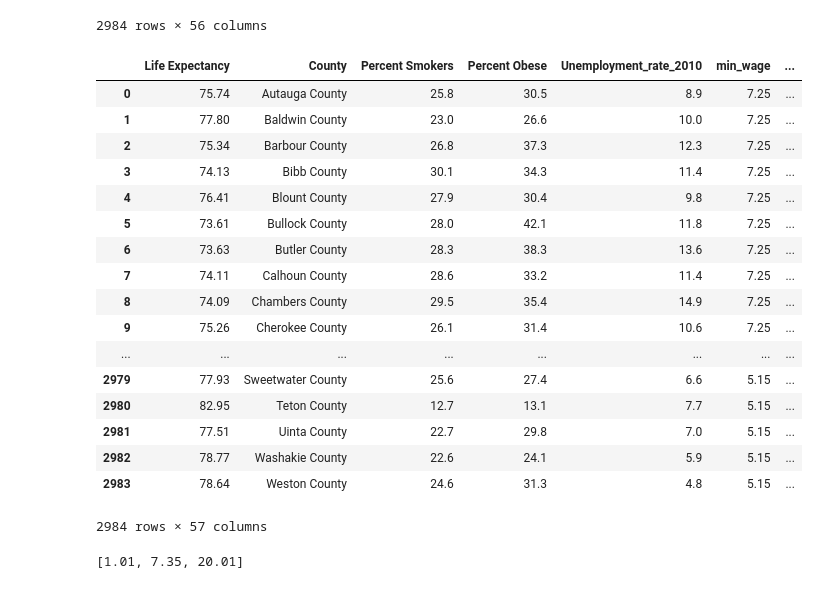
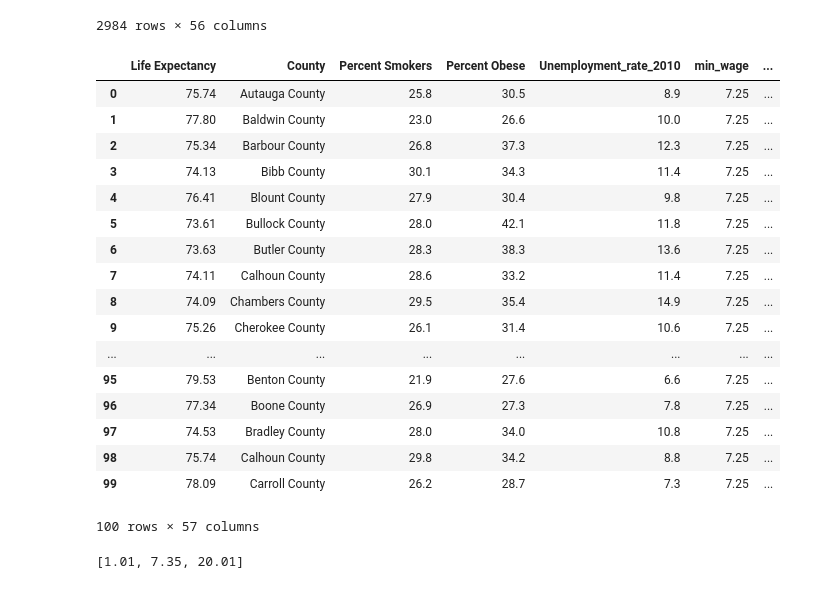
Before and after one commit to aulorbe/Life-Expectancy-In-The-US, a Jupyter notebook: EDA_initial.ipynb, the cells around one changed output. Saved outputs shown, nothing was run; the diff lists cells and outputs as text; code cells hidden in the pictures.

```diff
--- a/EDA_initial.ipynb
+++ b/EDA_initial.ipynb
@@ -236,38 +273,38 @@ df
 # %%
-# Dummies for min wage (above or below fed min wage)
+#Dummies for min wage (above or below fed min wage)
 
-# finding mean, max, min of min_wage in order to set bins properly
+#finding mean, max, min of min_wage in order to set bins properly
 minimum = df['min_wage'].min(axis=0)
 mean = round(df['min_wage'].mean(),2)
 maximum = df['min_wage'].max(axis=0)
 
 # creating bins for below and above the mean minimum wage
 # import numpy as np
 bins = [1.01,mean,20.01]
 # bins = np.linspace(0, mean, 30)
 
 # creating new column 'Wages Measurement' to hold the binned min wages
 df['Wages Measurement'] = pd.cut(df['min_wage'], bins)
-df
+df.head(100)
 # %% [output]
 |  | Life Expectancy | County | Percent Smokers | Percent Obese | Unemployment_rate_2010 | min_wage | ... |
 | 0 | 75.74 | Autauga County | 25.8 | 30.5 | 8.9 | 7.25 | ... |
 | 1 | 77.80 | Baldwin County | 23.0 | 26.6 | 10.0 | 7.25 | ... |
 | 2 | 75.34 | Barbour County | 26.8 | 37.3 | 12.3 | 7.25 | ... |
 | 3 | 74.13 | Bibb County | 30.1 | 34.3 | 11.4 | 7.25 | ... |
 | 4 | 76.41 | Blount County | 27.9 | 30.4 | 9.8 | 7.25 | ... |
 | 5 | 73.61 | Bullock County | 28.0 | 42.1 | 11.8 | 7.25 | ... |
 | 6 | 73.63 | Butler County | 28.3 | 38.3 | 13.6 | 7.25 | ... |
 | 7 | 74.11 | Calhoun County | 28.6 | 33.2 | 11.4 | 7.25 | ... |
 | 8 | 74.09 | Chambers County | 29.5 | 35.4 | 14.9 | 7.25 | ... |
 | 9 | 75.26 | Cherokee County | 26.1 | 31.4 | 10.6 | 7.25 | ... |
 | ... | ... | ... | ... | ... | ... | ... | ... |
-| 2979 | 77.93 | Sweetwater County | 25.6 | 27.4 | 6.6 | 5.15 | ... |
-| 2980 | 82.95 | Teton County | 12.7 | 13.1 | 7.7 | 5.15 | ... |
-| 2981 | 77.51 | Uinta County | 22.7 | 29.8 | 7.0 | 5.15 | ... |
-| 2982 | 78.77 | Washakie County | 22.6 | 24.1 | 5.9 | 5.15 | ... |
-| 2983 | 78.64 | Weston County | 24.6 | 31.3 | 4.8 | 5.15 | ... |
+| 95 | 79.53 | Benton County | 21.9 | 27.6 | 6.6 | 7.25 | ... |
+| 96 | 77.34 | Boone County | 26.9 | 27.3 | 7.8 | 7.25 | ... |
+| 97 | 74.53 | Bradley County | 28.0 | 34.0 | 10.8 | 7.25 | ... |
+| 98 | 75.74 | Calhoun County | 29.8 | 34.2 | 8.8 | 7.25 | ... |
+| 99 | 78.09 | Carroll County | 26.2 | 28.7 | 7.3 | 7.25 | ... |
-2984 rows × 57 columns
+100 rows × 57 columns
 # %%
 bins
 # %% [output]
```
Also changed, not shown: parts of 7 cells of this notebook.
